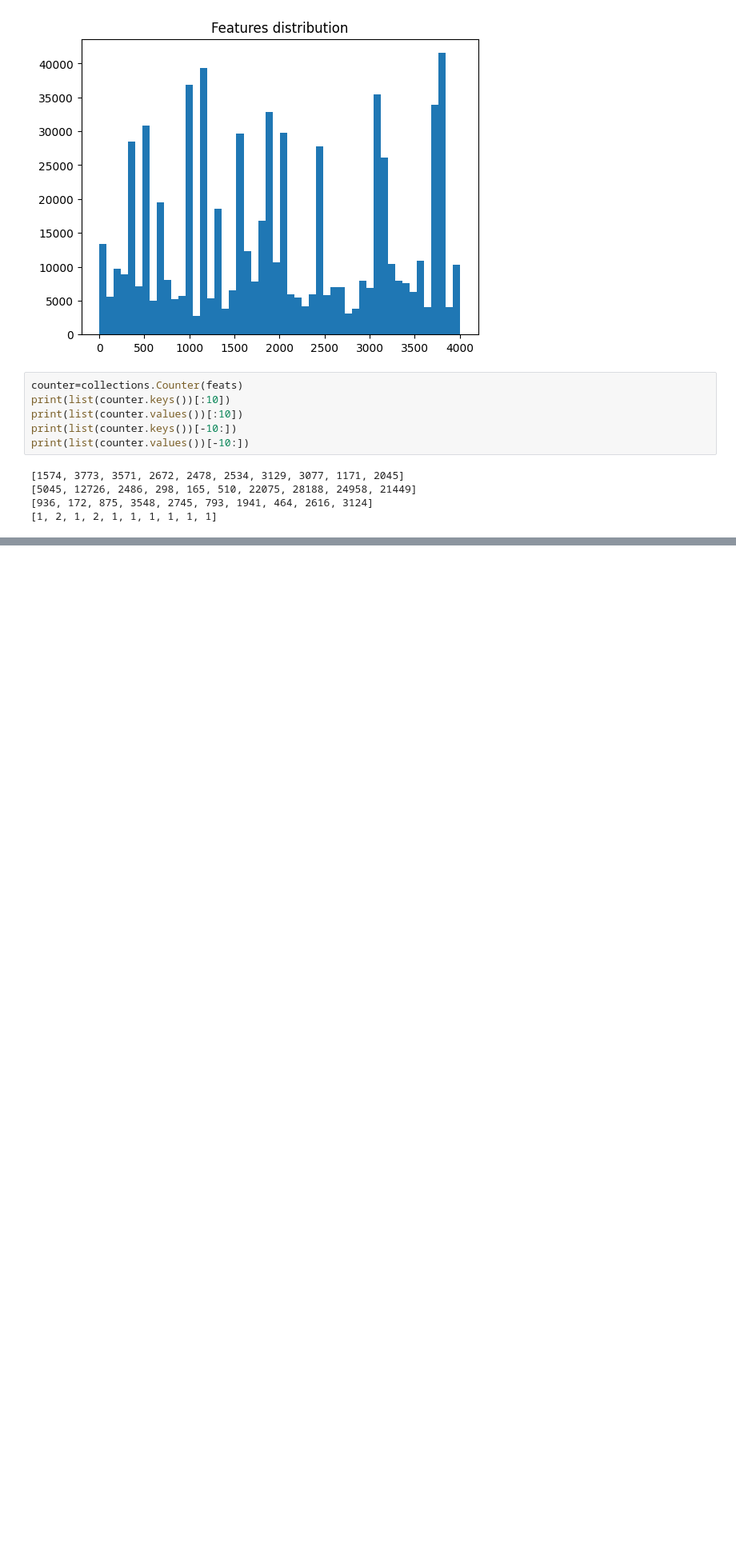
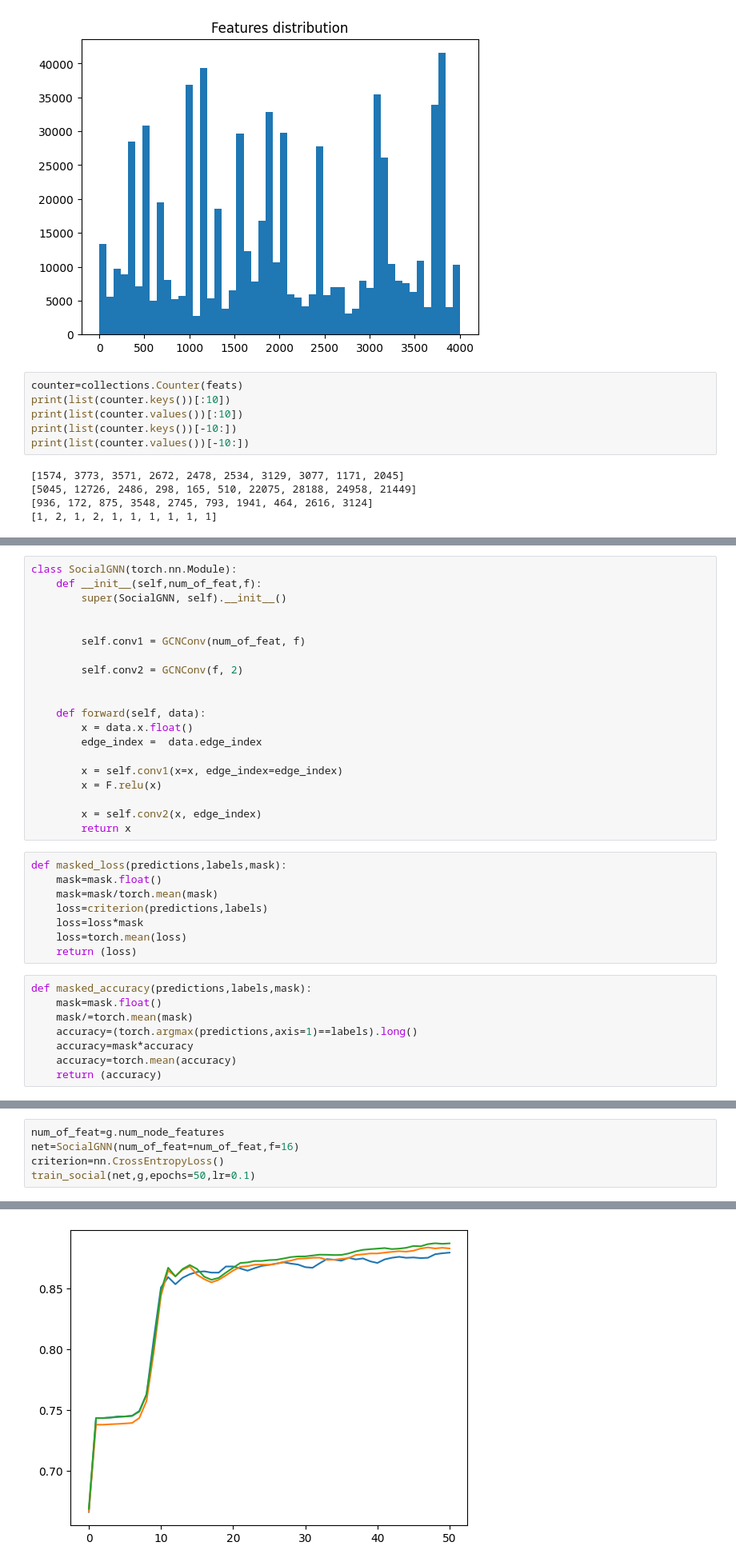
Before and after one commit to SaurinSavla/ML-Projects, a Jupyter notebook: Graph Neural Networks/gnn.ipynb, the cells around one changed output, grey strips where cells are left out. Shown: that part at 80% size. Cells and saved outputs as stored; diff of their text form; blank space fills up the shorter version.

```diff
--- a/Graph Neural Networks/gnn.ipynb
+++ b/Graph Neural Networks/gnn.ipynb
@@ -145,0 +233,36 @@ print(list(counter.values())[-10:])
+# %%
+class SocialGNN(torch.nn.Module):
+    def __init__(self,num_of_feat,f):
+        super(SocialGNN, self).__init__()
+
+
+        self.conv1 = GCNConv(num_of_feat, f)
+
+        self.conv2 = GCNConv(f, 2)
+
+
+    def forward(self, data):
+        x = data.x.float()
+        edge_index =  data.edge_index
+
+        x = self.conv1(x=x, edge_index=edge_index)
+        x = F.relu(x)
+
+        x = self.conv2(x, edge_index)
+        return x
+# %%
+def masked_loss(predictions,labels,mask):
+    mask=mask.float()
+    mask=mask/torch.mean(mask)
+    loss=criterion(predictions,labels)
+    loss=loss*mask
+    loss=torch.mean(loss)
+    return (loss)
+# %%
+def masked_accuracy(predictions,labels,mask):
+    mask=mask.float()
+    mask/=torch.mean(mask)
+    accuracy=(torch.argmax(predictions,axis=1)==labels).long()
+    accuracy=mask*accuracy
+    accuracy=torch.mean(accuracy)
+    return (accuracy)
@@ -145,0 +321,6 @@ print(list(counter.values())[-10:])
+# %%
+num_of_feat=g.num_node_features
+net=SocialGNN(num_of_feat=num_of_feat,f=16)
+criterion=nn.CrossEntropyLoss()
+train_social(net,g,epochs=50,lr=0.1)
+# %% [output]
@@ -145,0 +344 @@ print(list(counter.values())[-10:])
+[figure, added]
```
Also changed, not shown: parts of 8 cells of this notebook.
